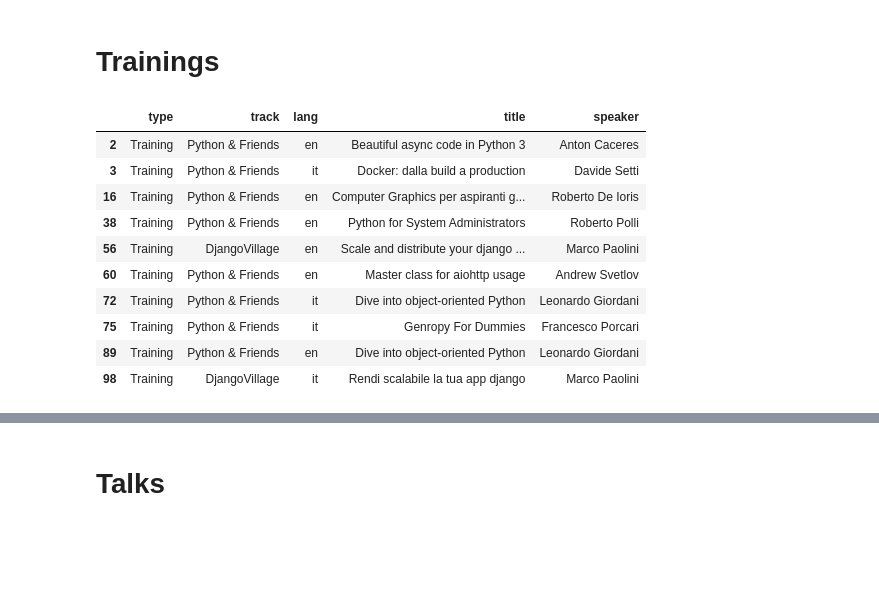
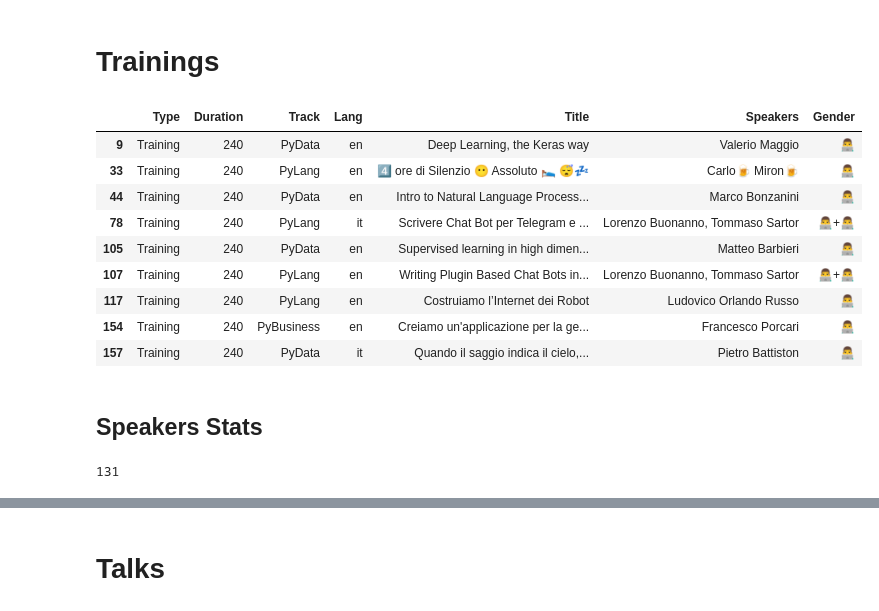
Before and after one commit to leriomaggio/pyconit-community-voting, a Jupyter notebook: Conference Talks Rankings.ipynb, the cells around one changed output, grey strips where cells are left out. Cells and saved outputs as stored; diff of their text form; code cells hidden in the pictures; blank space fills up the shorter version.

```diff
--- a/Conference Talks Rankings.ipynb
+++ b/Conference Talks Rankings.ipynb
@@ -38,0 +13,3 @@ rankings
+# %%
+rankings = pd.read_csv('./ranking.txt', sep='~', skiprows=1, header=0)
+rankings.columns
@@ -38,0 +20,9 @@ rankings
+# %%
+rankings.drop('TID', axis=1, inplace=True)
+rankings.drop('Idx', axis=1, inplace=True)
+# %%
+rankings.Gender = rankings.Gender.apply(lambda g: '+'.join('\U0001f469\u200d\U0001f4bb' if l=='female' else '\U0001f468\u200d\U0001f4bb'
+                                         for l in g.split(',')))
+pd.set_option('display.max_rows', rankings.index.size)
+pd.set_option('display.max_colwidth', 200)
+rankings
@@ -40,16 +48,17 @@ rankings
 <a name="trainings"></a>
 # Trainings
 # %%
-rankings[rankings['type'].values == 'Training']
+rankings[rankings['Type'].values == 'Training']
 # %% [output]
-|  | type | track | lang | title | speaker |
-| 2 | Training | Python & Friends | en | Beautiful async code in Python 3 | Anton Caceres |
-| 3 | Training | Python & Friends | it | Docker: dalla build a production | Davide Setti |
-| 16 | Training | Python & Friends | en | Computer Graphics per aspiranti g... | Roberto De Ioris |
-| 38 | Training | Python & Friends | en | Python for System Administrators | Roberto Polli |
-| 56 | Training | DjangoVillage | en | Scale and distribute your django ... | Marco Paolini |
-| 60 | Training | Python & Friends | en | Master class for aiohttp usage | Andrew Svetlov |
-| 72 | Training | Python & Friends | it | Dive into object-oriented Python | Leonardo Giordani |
-| 75 | Training | Python & Friends | it | Genropy For Dummies | Francesco Porcari |
-| 89 | Training | Python & Friends | en | Dive into object-oriented Python | Leonardo Giordani |
-| 98 | Training | DjangoVillage | it | Rendi scalabile la tua app django | Marco Paolini |
+|  | Type | Duration | Track | Lang | Title | Speakers | Gender |
+| 9 | Training | 240 | PyData | en | Deep Learning, the Keras way | Valerio Maggio | 👨‍💻 |
+| 33 | Training | 240 | PyLang | en | 4️⃣ ore di Silenzio 😶 Assoluto 🛌 😴💤 | Carlo🍺 Miron🍺 | 👨‍💻 |
+| 44 | Training | 240 | PyData | en | Intro to Natural Language Process... | Marco Bonzanini | 👨‍💻 |
+| 78 | Training | 240 | PyLang | it | Scrivere Chat Bot per Telegram e ... | Lorenzo Buonanno, Tommaso Sartor | 👨‍💻+👨‍💻 |
+| 105 | Training | 240 | PyData | en | Supervised learning in high dimen... | Matteo Barbieri | 👨‍💻 |
+| 107 | Training | 240 | PyLang | en | Writing Plugin Based Chat Bots in... | Lorenzo Buonanno, Tommaso Sartor | 👨‍💻+👨‍💻 |
+| 117 | Training | 240 | PyLang | en | Costruiamo l’Internet dei Robot | Ludovico Orlando Russo | 👨‍💻 |
+| 154 | Training | 240 | PyBusiness | en | Creiamo un'applicazione per la ge... | Francesco Porcari | 👨‍💻 |
+| 157 | Training | 240 | PyData | it | Quando il saggio indica il cielo,... | Pietro Battiston | 👨‍💻 |
+# %% [markdown]
+## Speakers Stats
@@ -55,0 +73,5 @@ rankings[rankings['type'].values == 'Training']
+# %%
+count_speakers = sum(len(s) for s in speakers.values())
+print(count_speakers)
+# %% [output]
+131
```
Also changed, not shown: parts of 31 cells of this notebook, 3 other files.
